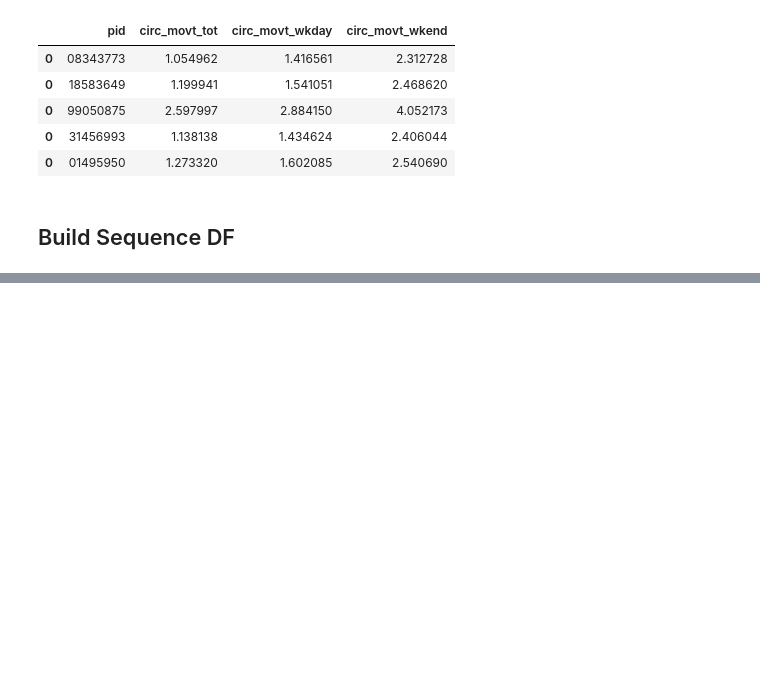
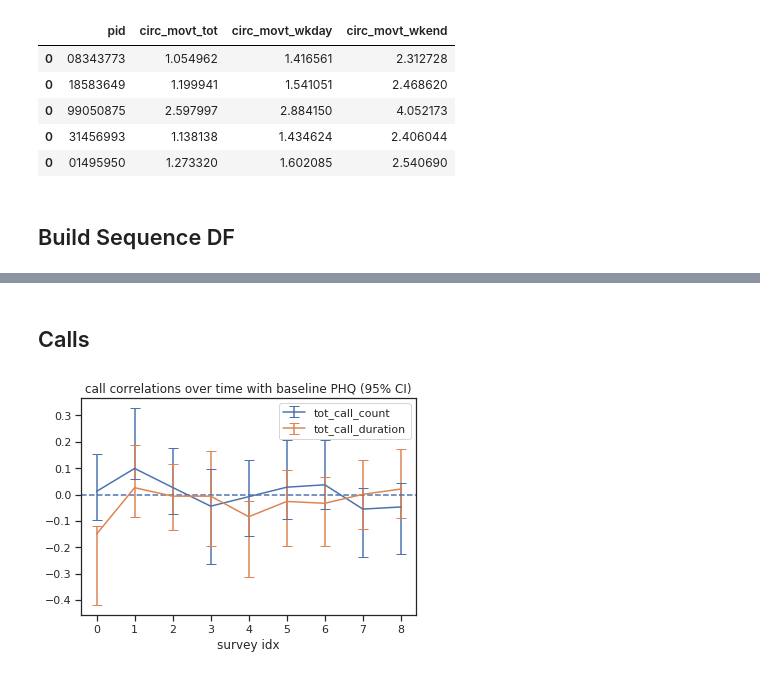
Before and after one commit to tliu526/lifesense, a Jupyter notebook: lifesense_over_time.ipynb, the cells around one changed output, grey strips where cells are left out. Cells and saved outputs as stored; diff of their text form; code cells hidden in the pictures; blank space fills up the shorter version.

Commit message:
finish correlations over time

```diff
--- a/lifesense_over_time.ipynb
+++ b/lifesense_over_time.ipynb
@@ -571,0 +629,13 @@ corr_seq_df.head()
+# %%
+%%time
+
+sensor_cols = sms_cols + cal_cols + fga_cols #+ fus_cols
+pair8_df = pd.DataFrame()
+for idx in range(9):
+    sel_df = corr_seq_df[corr_seq_df['survey_idx'] == idx]
+    sel_df = sel_df.dropna(subset=['date'])
+    sel_df = sel_df[['8_phq'] + sensor_cols]
+    #display(sel_df)
+    df = pg.pairwise_corr(sel_df, columns=[sensor_cols, ['8_phq']], padjust="fdr_bh")
+    df['idx'] = idx
+    pair8_df = pair8_df.append(df)
@@ -571,0 +645,13 @@ corr_seq_df.head()
+# %%
+%%time
+
+sensor_cols = sms_cols + cal_cols + fga_cols + fus_cols
+pair_df = pd.DataFrame()
+for idx in range(9):
+    sel_df = corr_seq_df[corr_seq_df['survey_idx'] == idx]
+    sel_df = sel_df.dropna(subset=['date'])
+    sel_df = sel_df[['phq_tot'] + sensor_cols]
+    #display(sel_df)
+    df = pg.pairwise_corr(sel_df, columns=[sensor_cols, ['phq_tot']], padjust="fdr_bh")
+    df['idx'] = idx
+    pair_df = pair_df.append(df)
@@ -571,0 +661,19 @@ corr_seq_df.head()
+# %%
+def plot_over_time(cols, df, title):
+    for col in cols:
+        cal_pairs = df[df['X'] == col]
+        errs = np.concatenate(cal_pairs['CI95%'].values).reshape(9,2).T
+        errs = np.abs(errs)
+        #errs = np.flip(errs,0)
+        plt.errorbar(x=cal_pairs['idx'], y=cal_pairs['r'], yerr=errs, label=col, capsize=5)
+    plt.axhline(y=0, ls='--')
+    plt.xlabel("survey idx")
+    plt.title(title)
+    plt.legend()
+    plt.show()
+# %% [markdown]
+## Calls
+# %%
+plot_over_time(cal_cols, pair0_df, "call correlations over time with baseline PHQ (95% CI)")
+# %% [output]
+[figure, added]
```
Also changed, not shown: parts of 43 cells of this notebook.
